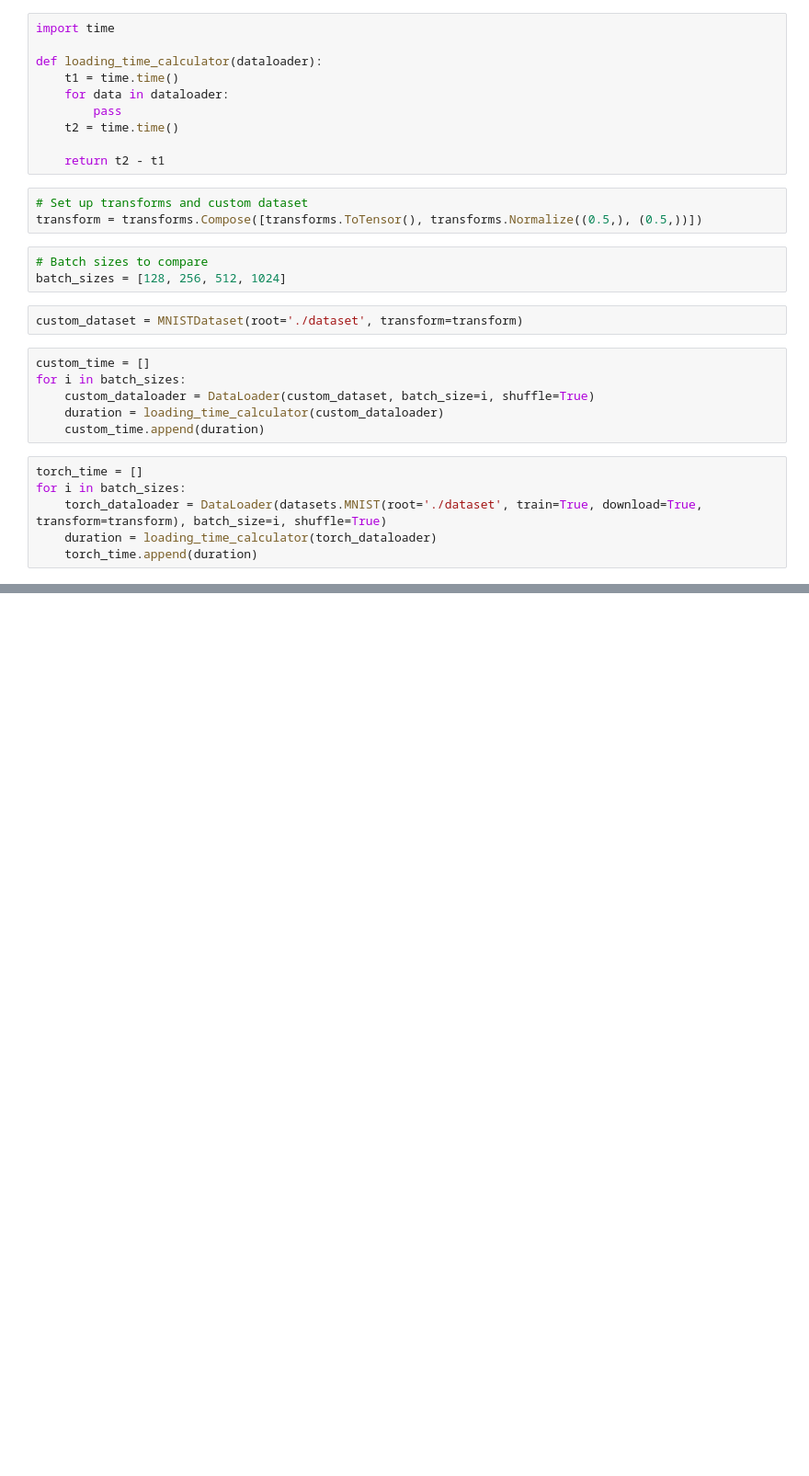
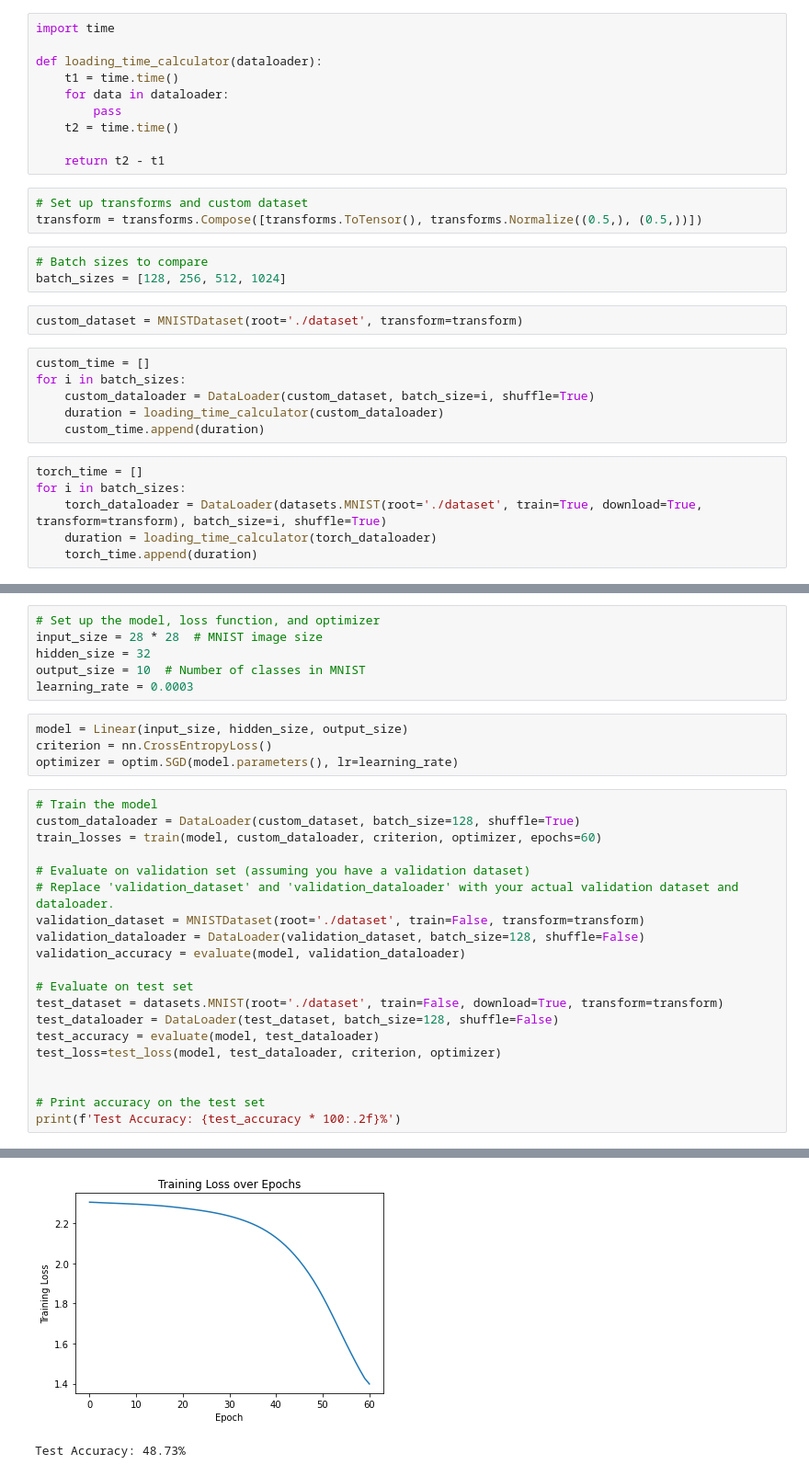
Before and after one commit to Shivansh20128/DL-Assignments, a Jupyter notebook: 2020128-A1/code.ipynb, the cells around one changed output, grey strips where cells are left out. Shown: that part at 92% size. Cells and saved outputs as stored; diff of their text form; blank space fills up the shorter version.

```diff
--- a/2020128-A1/code.ipynb
+++ b/2020128-A1/code.ipynb
@@ -56,0 +142,31 @@ plt.show()
+# %%
+# Set up the model, loss function, and optimizer
+input_size = 28 * 28  # MNIST image size
+hidden_size = 32
+output_size = 10  # Number of classes in MNIST
+learning_rate = 0.0003
+# %%
+model = Linear(input_size, hidden_size, output_size)
+criterion = nn.CrossEntropyLoss()
+optimizer = optim.SGD(model.parameters(), lr=learning_rate)
+# %%
+# Train the model
+custom_dataloader = DataLoader(custom_dataset, batch_size=128, shuffle=True)
+train_losses = train(model, custom_dataloader, criterion, optimizer, epochs=60)
+
+# Evaluate on validation set (assuming you have a validation dataset)
+# Replace 'validation_dataset' and 'validation_dataloader' with your actual validation dataset and dataloader.
+validation_dataset = MNISTDataset(root='./dataset', train=False, transform=transform)
+validation_dataloader = DataLoader(validation_dataset, batch_size=128, shuffle=False)
+validation_accuracy = evaluate(model, validation_dataloader)
+
+# Evaluate on test set
+test_dataset = datasets.MNIST(root='./dataset', train=False, download=True, transform=transform)
+test_dataloader = DataLoader(test_dataset, batch_size=128, shuffle=False)
+test_accuracy = evaluate(model, test_dataloader)
+test_loss=test_loss(model, test_dataloader, criterion, optimizer)
+
+
+# Print accuracy on the test set
+print(f'Test Accuracy: {test_accuracy * 100:.2f}%')
+# %% [output]
@@ -56,0 +190,2 @@ plt.show()
+[figure, added]
+Test Accuracy: 48.73%
```
Also changed, not shown: parts of 9 cells of this notebook.
